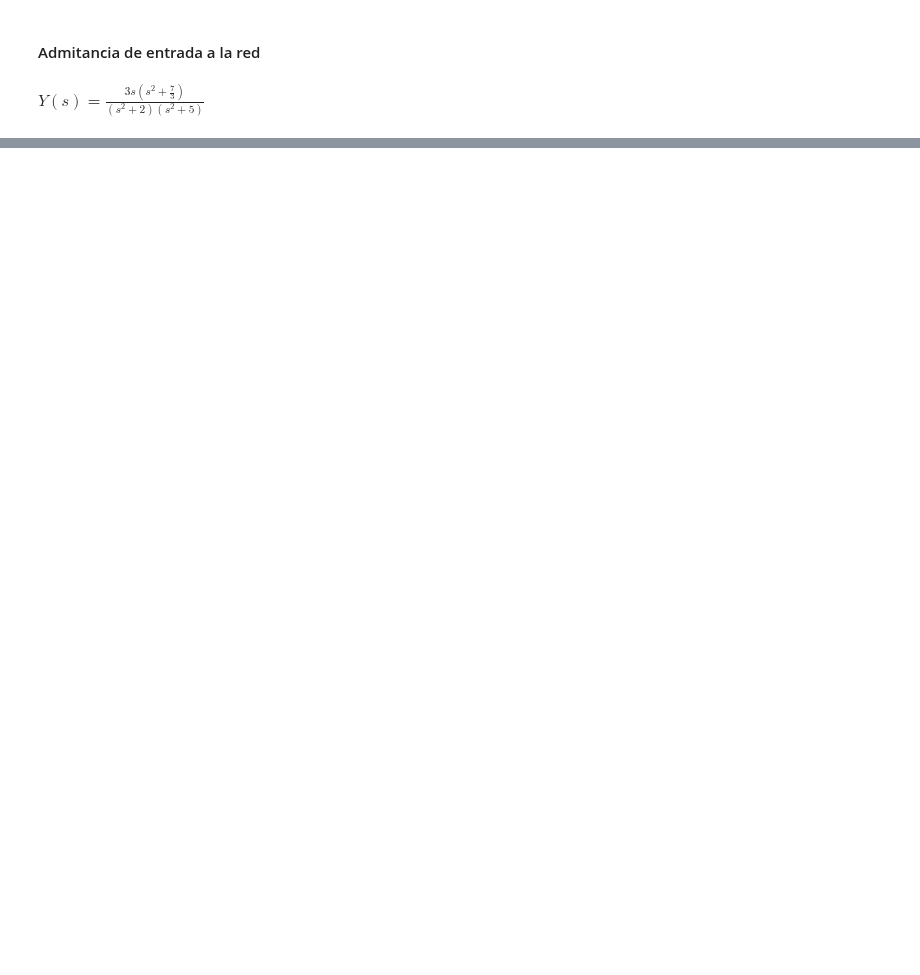
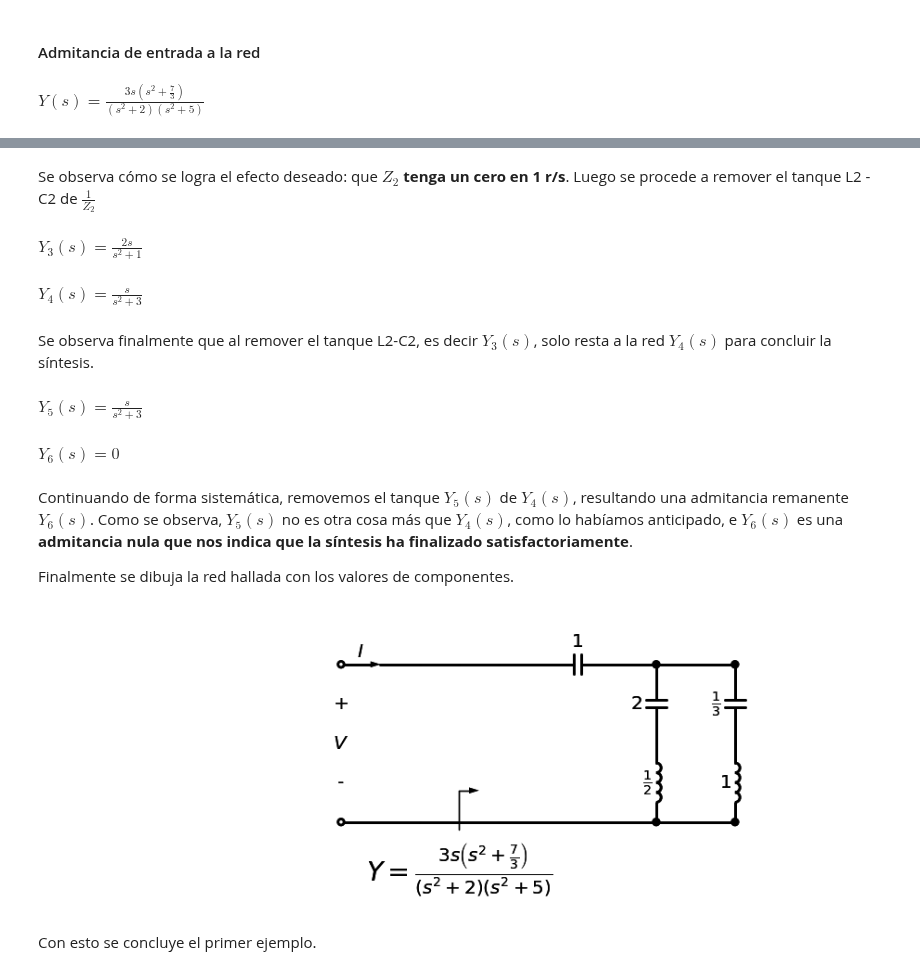
Before and after one commit to marianux/pytc2, a Jupyter notebook: docs/remociones_parciales.ipynb, the cells around one changed output, grey strips where cells are left out. Drawn from its saved outputs; the diff is of its cells as text; code cells hidden in the pictures; blank space fills up the shorter version.

Commit message:
docs: avance en el ejemplo de remociones parciales

```diff
--- a/docs/remociones_parciales.ipynb
+++ b/docs/remociones_parciales.ipynb
@@ -268,0 +136,52 @@ Ambas redes duales, tienen características en común como ser que ambas tienen
+# %% [markdown]
+Se observa cómo se logra el efecto deseado: que $Z_2$ **tenga un cero en 1 r/s**. Luego se procede a remover el tanque L2 - C2 de $\frac{1}{Z_2}$
+# %%
+
+Y4, Yt2, L2, C2 = remover_polo_jw(1/Z2, isImpedance = False, omega = omega_L2C2 )
+
+print_latex(a_equal_b_latex_s('Y_3(s)', Yt2))
+print_latex(a_equal_b_latex_s('Y_4(s)', Y4))
+# %% [output]
+$\displaystyle Y_3(s)=\frac{2 s}{s^{2} + 1}$
+$\displaystyle Y_4(s)=\frac{s}{s^{2} + 3}$
+# %% [markdown]
+Se observa finalmente que al remover el tanque L2-C2, es decir $Y_3(s)$, solo resta a la red $Y_4(s)$ para concluir la síntesis.
+# %%
+# quedaría solo un tanque en Y4, no especifico omega.
+Y6, Yt3, L3, C3 = remover_polo_jw(Y4, isImpedance = False)
+
+print_latex(a_equal_b_latex_s('Y_5(s)', Yt3))
+print_latex(a_equal_b_latex_s('Y_6(s)', Y6))
+# %% [output]
+$\displaystyle Y_5(s)=\frac{s}{s^{2} + 3}$
+$\displaystyle Y_6(s)=0$
+# %% [markdown]
+Continuando de forma sistemática, removemos el tanque $Y_5(s)$ de $Y_4(s)$, resultando una admitancia remanente $Y_6(s)$. Como se observa, $Y_5(s)$ no es otra cosa más que $Y_4(s)$, como lo habíamos anticipado, e $Y_6(s)$ es una **admitancia nula que nos indica que la síntesis ha finalizado satisfactoriamente**.
+
+Finalmente se dibuja la red hallada con los valores de componentes.
+# %%
+# Dibujamos la red resultante:
+
+d = dibujar_puerto_entrada('',
+                        voltage_lbl = ('+', '$V$', '-'),
+                        current_lbl = '$I$')
+
+d, zz_lbl = dibujar_funcion_exc_abajo(d,
+                 'Y',
+                 YY,
+                 hacia_salida = True,
+                 k_gap_width = 0.5)
+
+d = dibujar_elemento_serie(d, Capacitor, C1)
+
+d = dibujar_tanque_derivacion(d, L2, C2)
+
+d = dibujar_espacio_derivacion(d)
+
+d = dibujar_tanque_derivacion(d, L3, C3)
+
+display(d)
+# %% [output]
+[figure, added]
+# %% [markdown]
+Con esto se concluye el primer ejemplo.
```
Also changed, not shown: parts of 22 cells of this notebook, 2 other files.
